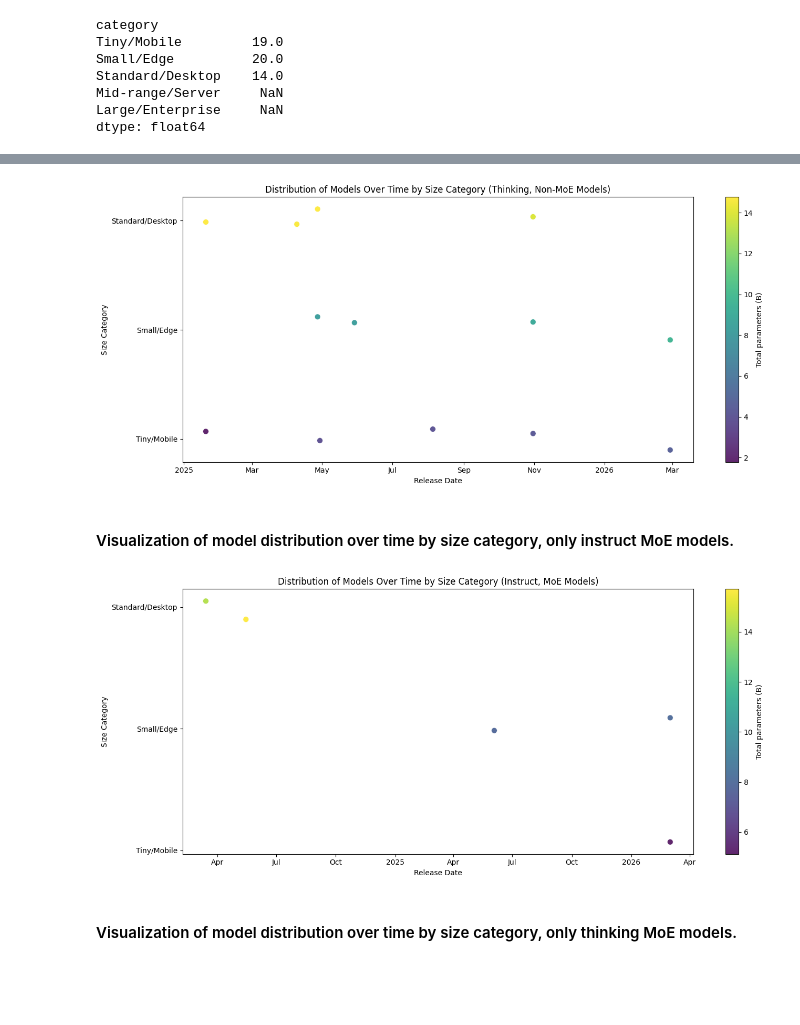
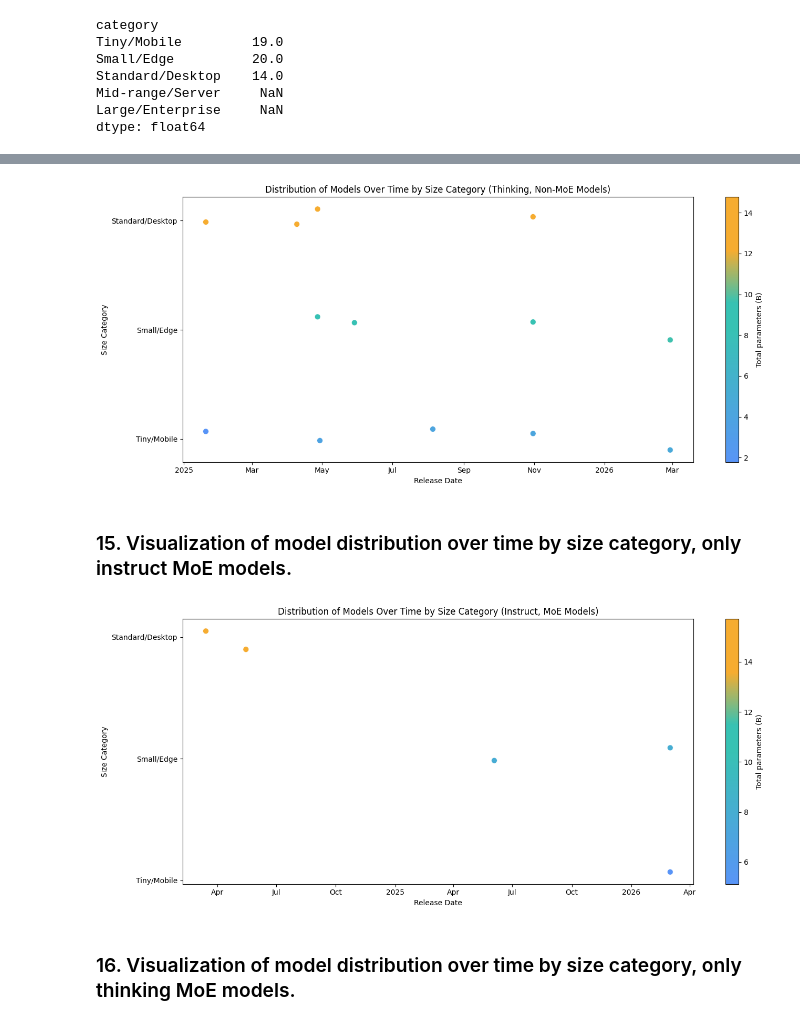
Before and after one commit to diogogmatos/eco-evolution-of-llms, a Jupyter notebook: model-selection/model-selection.ipynb, the cells around one changed output, grey strips where cells are left out. Drawn from its saved outputs; the diff is of its cells as text; code cells hidden in the pictures; blank space fills up the shorter version.

```diff
--- a/model-selection/model-selection.ipynb
+++ b/model-selection/model-selection.ipynb
@@ -813,10 +841,16 @@ dtype: float64
 
 The presence of both older and newer models across all categories is not affected by the selection process.
 # %%
-import numpy as np
-
-import matplotlib.pyplot as plt
-import matplotlib.dates as mdates
+custom_cmap = LinearSegmentedColormap.from_list(
+    "size_gradient",
+    [
+        (0, "#3B82F6"),  # blue
+        (0.5, "#14B8A6"),  # teal
+        (0.6, "#14B8A6"), # teal
+        (0.8, "#F59E0B"),  # orange
+        (1, "#F59E0B"),  # orange
+    ]
+)
 
 # Prepare dataframe
 plot_df = filtered_df.copy()
@@ -840,7 +874,7 @@ sc = ax.scatter(
     plot_df["release_date"],
     y_jitter,
     c=plot_df["total_parameters"],
-    cmap="viridis",
+    cmap=custom_cmap,
     s=60,
     alpha=0.85,
     edgecolors="w",
@@ -929,9 +958,4 @@ plt.show()
 # %%
-import numpy as np
-
-import matplotlib.pyplot as plt
-import matplotlib.dates as mdates
-
 # Prepare dataframe
 plot_df = filtered_df.copy()
 plot_df = plot_df[plot_df["is_thinking"].isin([True])].copy()
@@ -953,43 +977,38 @@ y_jitter = y_codes + jitter
 # Scatter plot (x=release date, y=category), color = total parameters
 fig, ax = plt.subplots(figsize=(14, 6))
 sc = ax.scatter(
     plot_df["release_date"],
     y_jitter,
     c=plot_df["total_parameters"],
-    cmap="viridis",
+    cmap=custom_cmap,
     s=60,
     alpha=0.85,
     edgecolors="w",
     linewidth=0.4,
 )
 
 ax.set_yticks(range(len(cat_order)))
 ax.set_yticklabels(cat_order)
 ax.set_xlabel("Release Date")
 ax.set_ylabel("Size Category")
 ax.set_title("Distribution of Models Over Time by Size Category (Thinking, Non-MoE Models)")
 
 # Nicely format dates on x-axis
 locator = mdates.AutoDateLocator()
 formatter = mdates.ConciseDateFormatter(locator)
 ax.xaxis.set_major_locator(locator)
 ax.xaxis.set_major_formatter(formatter)
 
 cbar = fig.colorbar(sc, ax=ax)
 cbar.set_label("Total parameters (B)")
 
 plt.tight_layout()
 plt.show()
 # %% [output]
-[figure, old version]
+[figure, new version]
 # %% [markdown]
-#### Visualization of model distribution over time by size category, only instruct MoE models.
+### 15. Visualization of model distribution over time by size category, only instruct MoE models.
 # %%
-import numpy as np
-
-import matplotlib.pyplot as plt
-import matplotlib.dates as mdates
-
 # Prepare dataframe
 plot_df = filtered_df.copy()
 plot_df = plot_df[plot_df["is_instruct"].isin([True])].copy()
@@ -1014,7 +1033,7 @@ sc = ax.scatter(
     plot_df["release_date"],
     y_jitter,
     c=plot_df["total_parameters"],
-    cmap="viridis",
+    cmap=custom_cmap,
     s=60,
     alpha=0.85,
     edgecolors="w",
@@ -1039,9 +1058,9 @@ cbar.set_label("Total parameters (B)")
 plt.tight_layout()
 plt.show()
 # %% [output]
-[figure, old version]
+[figure, new version]
 # %% [markdown]
-#### Visualization of model distribution over time by size category, only thinking MoE models.
+### 16. Visualization of model distribution over time by size category, only thinking MoE models.
 # %%
 import numpy as np
 
```
Also changed, not shown: parts of 19 cells of this notebook.
